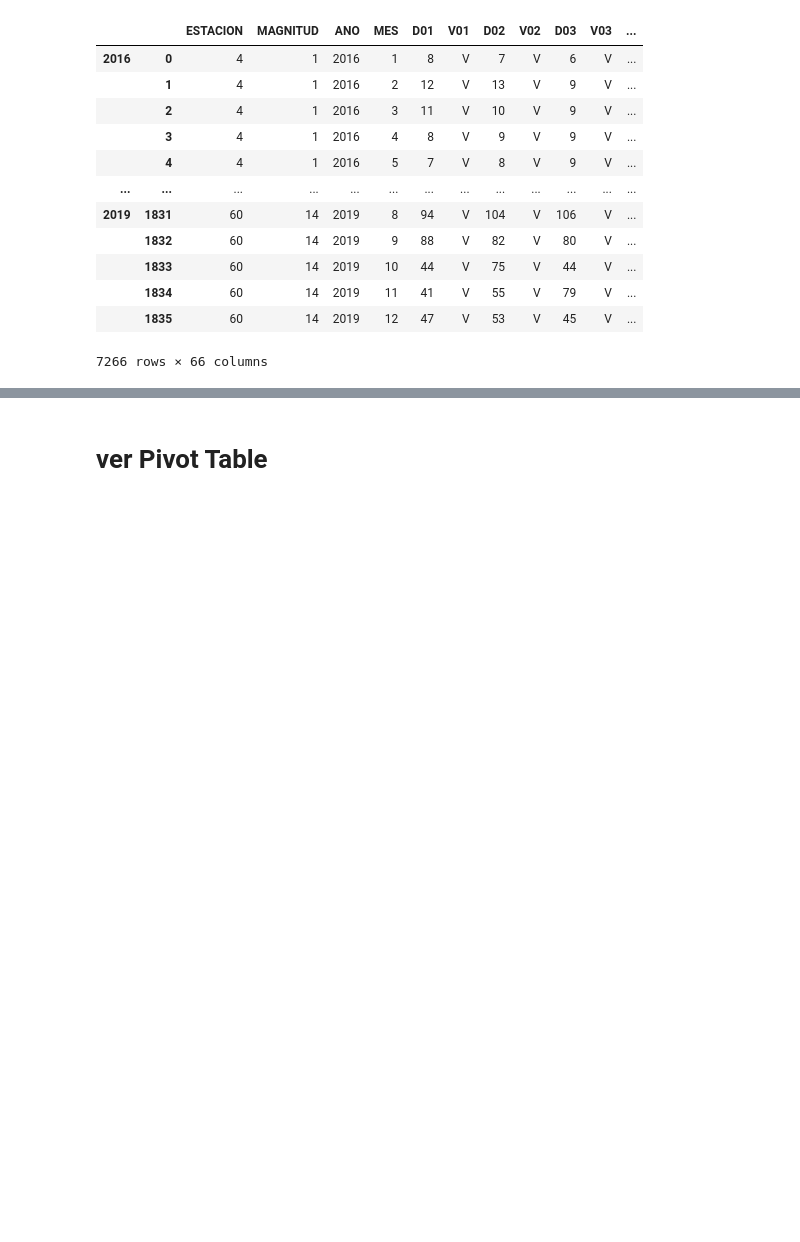
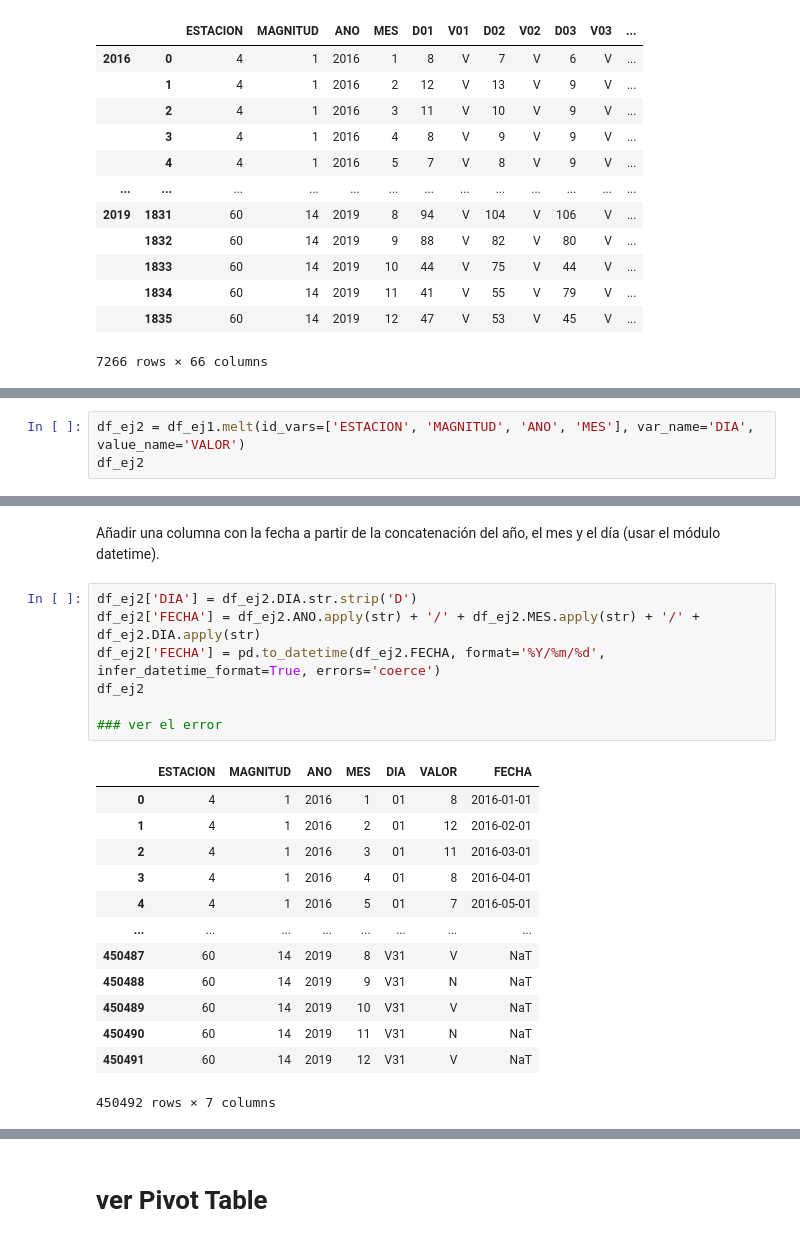
Before and after one commit to RaTon84/Pandas, a Jupyter notebook: Pandas.ipynb, the cells around one changed output, grey strips where cells are left out. Drawn from its saved outputs; the diff is of its cells as text; blank space fills up the shorter version.

```diff
--- a/Pandas.ipynb
+++ b/Pandas.ipynb
@@ -439,0 +441,3 @@ df_ej1
+# %%
+df_ej2 = df_ej1.melt(id_vars=['ESTACION', 'MAGNITUD', 'ANO', 'MES'], var_name='DIA', value_name='VALOR')
+df_ej2
@@ -439,0 +458,23 @@ df_ej1
+# %% [markdown]
+Añadir una columna con la fecha a partir de la concatenación del año, el mes y el día (usar el módulo datetime).
+# %%
+df_ej2['DIA'] = df_ej2.DIA.str.strip('D')
+df_ej2['FECHA'] = df_ej2.ANO.apply(str) + '/' + df_ej2.MES.apply(str) + '/' + df_ej2.DIA.apply(str)
+df_ej2['FECHA'] = pd.to_datetime(df_ej2.FECHA, format='%Y/%m/%d', infer_datetime_format=True, errors='coerce')
+df_ej2
+
+### ver el error
+# %% [output]
+|  | ESTACION | MAGNITUD | ANO | MES | DIA | VALOR | FECHA |
+| 0 | 4 | 1 | 2016 | 1 | 01 | 8 | 2016-01-01 |
+| 1 | 4 | 1 | 2016 | 2 | 01 | 12 | 2016-02-01 |
+| 2 | 4 | 1 | 2016 | 3 | 01 | 11 | 2016-03-01 |
+| 3 | 4 | 1 | 2016 | 4 | 01 | 8 | 2016-04-01 |
+| 4 | 4 | 1 | 2016 | 5 | 01 | 7 | 2016-05-01 |
+| ... | ... | ... | ... | ... | ... | ... | ... |
+| 450487 | 60 | 14 | 2019 | 8 | V31 | V | NaT |
+| 450488 | 60 | 14 | 2019 | 9 | V31 | N | NaT |
+| 450489 | 60 | 14 | 2019 | 10 | V31 | V | NaT |
+| 450490 | 60 | 14 | 2019 | 11 | V31 | N | NaT |
+| 450491 | 60 | 14 | 2019 | 12 | V31 | V | NaT |
+450492 rows × 7 columns
```
Also changed, not shown: parts of 10 cells of this notebook.
